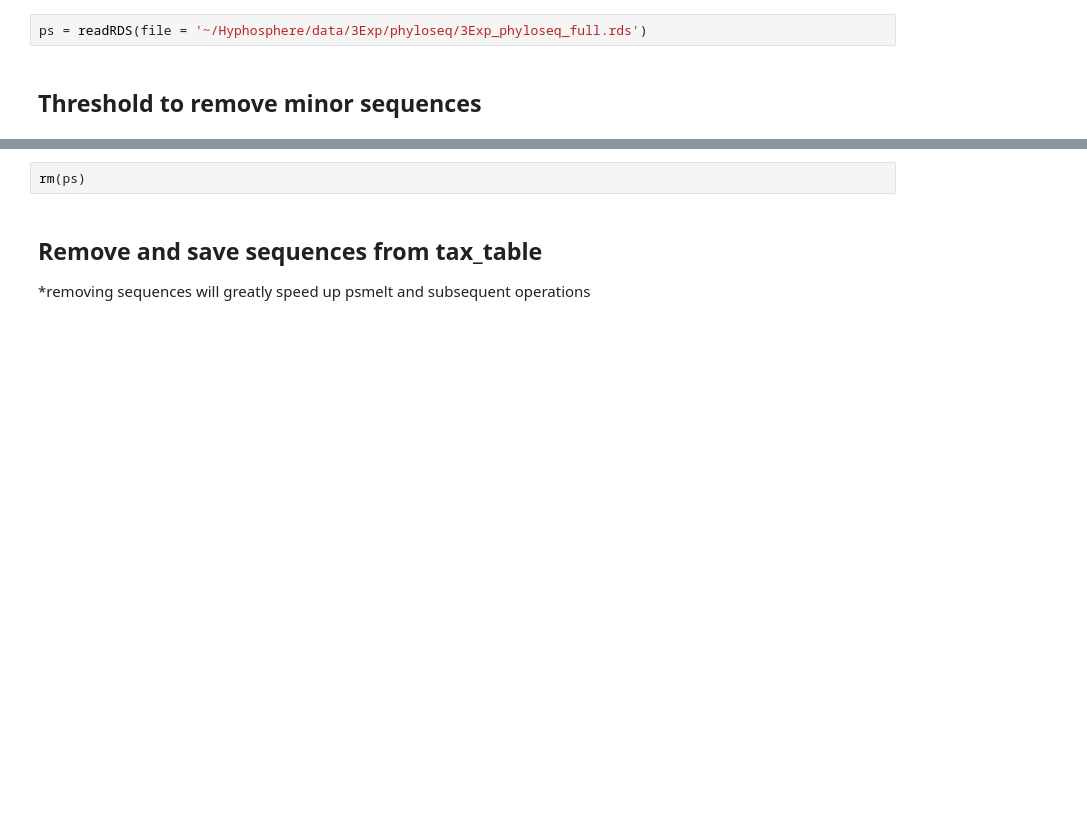
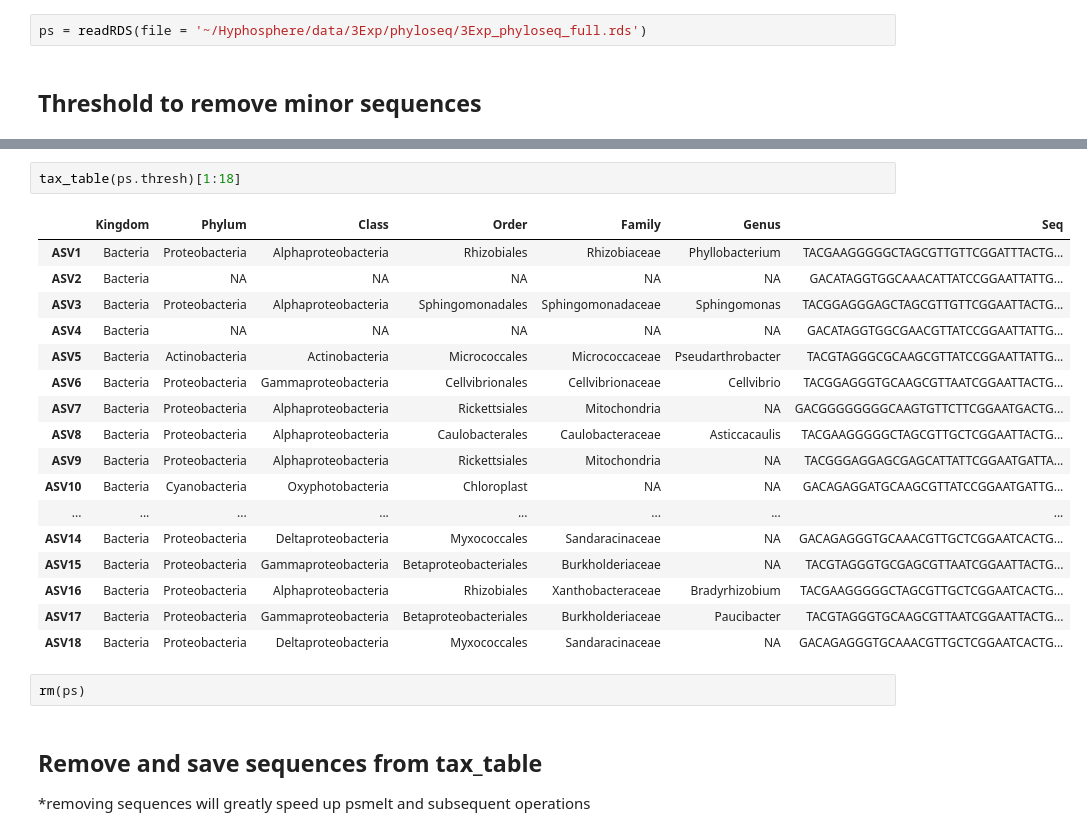
Before and after one commit to bdemmett/Hyphosphere, a Jupyter notebook: notebooks/MiSeqRuns/3-MergeRuns_CreatePhyloseq.ipynb, the cells around one changed output, grey strips where cells are left out. Drawn from its saved outputs; the diff is of its cells as text; blank space fills up the shorter version.

```diff
--- a/notebooks/MiSeqRuns/3-MergeRuns_CreatePhyloseq.ipynb
+++ b/notebooks/MiSeqRuns/3-MergeRuns_CreatePhyloseq.ipynb
@@ -132,3 +285,23 @@ tax_table()   Taxonomy Table:    [ 14615 taxa by 7 taxonomic ranks ]
+# %%
+tax_table(ps.thresh)[1:18]
+# %% [output]
+|  | Kingdom | Phylum | Class | Order | Family | Genus | Seq |
+| ASV1 | Bacteria | Proteobacteria | Alphaproteobacteria | Rhizobiales | Rhizobiaceae | Phyllobacterium | TACGAAGGGGGCTAGCGTTGTTCGGATTTACTG... |
+| ASV2 | Bacteria | NA | NA | NA | NA | NA | GACATAGGTGGCAAACATTATCCGGAATTATTG... |
+| ASV3 | Bacteria | Proteobacteria | Alphaproteobacteria | Sphingomonadales | Sphingomonadaceae | Sphingomonas | TACGGAGGGAGCTAGCGTTGTTCGGAATTACTG... |
+| ASV4 | Bacteria | NA | NA | NA | NA | NA | GACATAGGTGGCGAACGTTATCCGGAATTATTG... |
+| ASV5 | Bacteria | Actinobacteria | Actinobacteria | Micrococcales | Micrococcaceae | Pseudarthrobacter | TACGTAGGGCGCAAGCGTTATCCGGAATTATTG... |
+| ASV6 | Bacteria | Proteobacteria | Gammaproteobacteria | Cellvibrionales | Cellvibrionaceae | Cellvibrio | TACGGAGGGTGCAAGCGTTAATCGGAATTACTG... |
+| ASV7 | Bacteria | Proteobacteria | Alphaproteobacteria | Rickettsiales | Mitochondria | NA | GACGGGGGGGGCAAGTGTTCTTCGGAATGACTG... |
+| ASV8 | Bacteria | Proteobacteria | Alphaproteobacteria | Caulobacterales | Caulobacteraceae | Asticcacaulis | TACGAAGGGGGCTAGCGTTGCTCGGAATTACTG... |
+| ASV9 | Bacteria | Proteobacteria | Alphaproteobacteria | Rickettsiales | Mitochondria | NA | TACGGGAGGAGCGAGCATTATTCGGAATGATTA... |
+| ASV10 | Bacteria | Cyanobacteria | Oxyphotobacteria | Chloroplast | NA | NA | GACAGAGGATGCAAGCGTTATCCGGAATGATTG... |
+| ... | ... | ... | ... | ... | ... | ... | ... |
+| ASV14 | Bacteria | Proteobacteria | Deltaproteobacteria | Myxococcales | Sandaracinaceae | NA | GACAGAGGGTGCAAACGTTGCTCGGAATCACTG... |
+| ASV15 | Bacteria | Proteobacteria | Gammaproteobacteria | Betaproteobacteriales | Burkholderiaceae | NA | TACGTAGGGTGCGAGCGTTAATCGGAATTACTG... |
+| ASV16 | Bacteria | Proteobacteria | Alphaproteobacteria | Rhizobiales | Xanthobacteraceae | Bradyrhizobium | TACGAAGGGGGCTAGCGTTGCTCGGAATCACTG... |
+| ASV17 | Bacteria | Proteobacteria | Gammaproteobacteria | Betaproteobacteriales | Burkholderiaceae | Paucibacter | TACGTAGGGTGCAAGCGTTAATCGGAATTACTG... |
+| ASV18 | Bacteria | Proteobacteria | Deltaproteobacteria | Myxococcales | Sandaracinaceae | NA | GACAGAGGGTGCAAACGTTGCTCGGAATCACTG... |
 # %%
 rm(ps)
 # %% [markdown]
```
Also changed, not shown: parts of 22 cells of this notebook, 19 other files.
